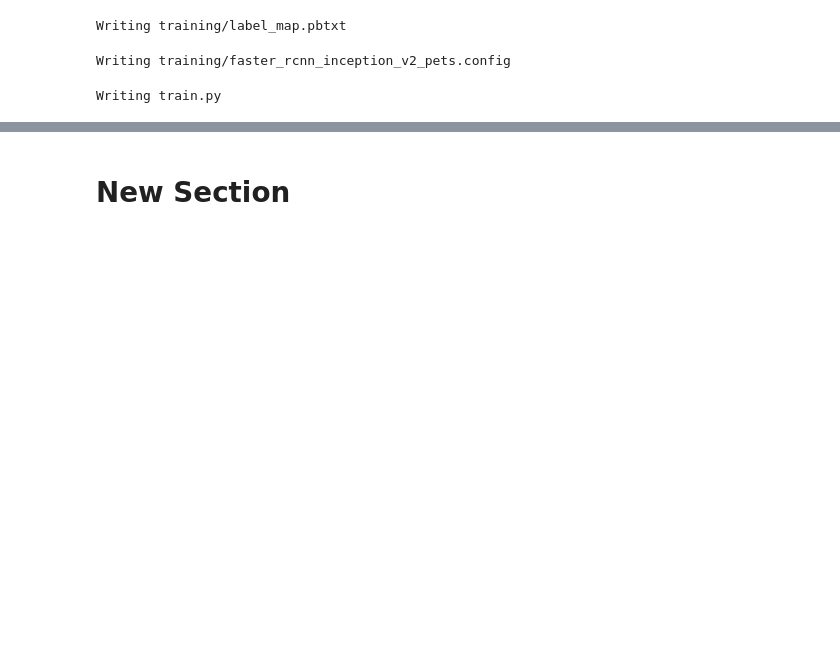
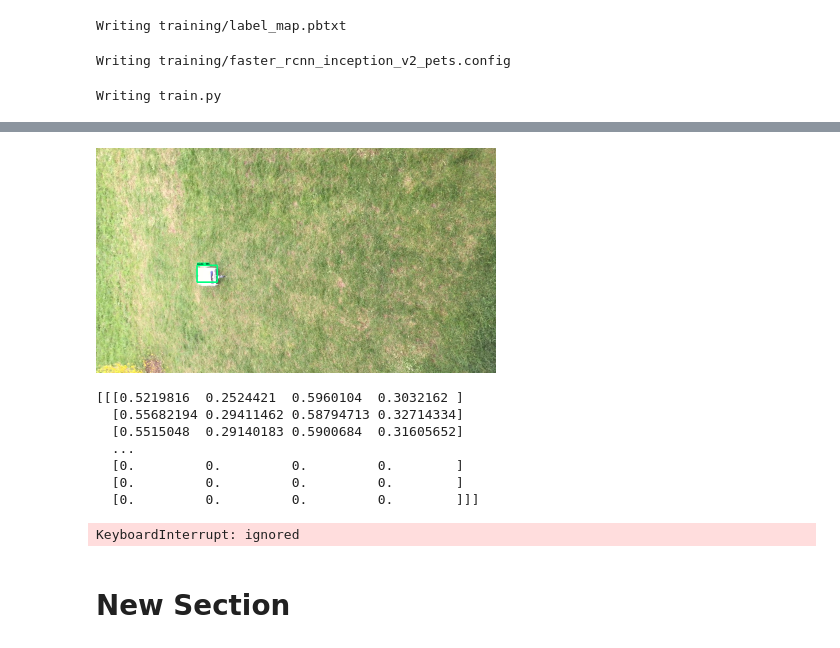
Before and after one commit to emmenets/neuralnetwork, a Jupyter notebook: 190727_rastidetection.ipynb, the cells around one changed output, grey strips where cells are left out. Drawn from its saved outputs; the diff is of its cells as text; code cells hidden in the pictures; blank space fills up the shorter version.

```diff
--- a/190727_rastidetection.ipynb
+++ b/190727_rastidetection.ipynb
@@ -786,6 +763,7 @@ cv2_imshow(image)
 
 # Import packages
 import os
+import time
 import cv2
 import numpy as np
 import tensorflow as tf
@@ -806,6 +784,8 @@ VIDEO_NAME = 'rasen.mov'
 
 # Grab path to current working directory
 CWD_PATH = os.getcwd()
+
+print(CWD_PATH)
 
 # Path to frozen detection graph .pb file, which contains the model that is used
 # for object detection.
@@ -878,34 +858,45 @@ while(video.isOpened()):
         # Draw the results of the detection (aka 'visulaize the results')
         vis_util.visualize_boxes_and_labels_on_image_array(
             frame,
             np.squeeze(boxes),
             np.squeeze(classes).astype(np.int32),
             np.squeeze(scores),
             category_index,
             use_normalized_coordinates=True,
             line_thickness=8,
             min_score_thresh=0.80)
 
         # All the results have been drawn on the frame, so it's time to display it.
 
         frame = imutils.resize(frame, 400)
         cv2_imshow(frame)
-        #time.sleep(1)
+        print(boxes)
+        time.sleep(1)
         clear_output()
-        print(boxes)
+
 
         # Press 'q' to quit
         #print(i)
         #i = i + 1
         #if cv2.waitKey(1) == ord('q'):
         #    break
     else:
         break
 
 # Clean up
 print("end1")
 #video.release()
 #cv2.destroyAllWindows()
 print("end2")
+# %% [output]
+[figure, added]
+[[[0.5219816  0.2524421  0.5960104  0.3032162 ]
+  [0.55682194 0.29411462 0.58794713 0.32714334]
+  [0.5515048  0.29140183 0.5900684  0.31605652]
+  ...
+  [0.         0.         0.         0.        ]
+  [0.         0.         0.         0.        ]
+  [0.         0.         0.         0.        ]]]
+KeyboardInterrupt: ignored
 # %% [markdown]
 # New Section
```
Also changed, not shown: parts of 11 cells of this notebook.
